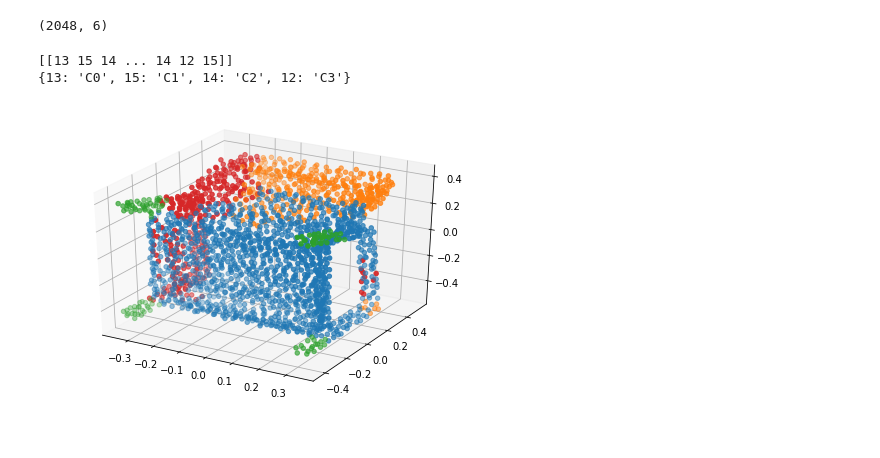
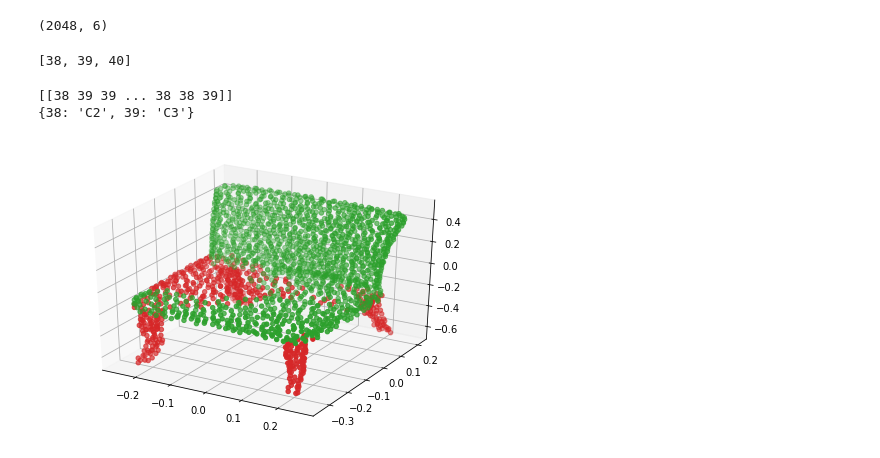
Before and after one commit to Danielznn16/RoboticHand-in-KG, a Jupyter notebook: segmentation.ipynb, the cells around one changed output. Cells and saved outputs as stored; diff of their text form; code cells hidden in the pictures.

```diff
--- a/segmentation.ipynb
+++ b/segmentation.ipynb
@@ -28,7 +29,7 @@ sys.path.append(os.path.join('./','models'))
 MODEL = importlib.import_module(model_name)
 model = MODEL.get_model(num_part,normal_channel=True).to(device)
 
-checkpoint = pt.load('./log/part_seg/pointnet2_part_seg_msg/checkpoints/best_model.pth')
+checkpoint = pt.load('./log/part_seg/pointnet2_part_seg_msg/checkpoints/best_model.pth',map_location=device)
 model.load_state_dict(checkpoint['model_state_dict'])
 
 model = model.eval()
@@ -44,6 +64,6 @@ class_str2idx = TEST_DATASET.classes
 # %%
 cls = 'Chair'
-point_set = np.loadtxt('./data/modelnet40_normal_resampled/chair/chair_0011.txt',delimiter=',').astype(np.float32)
+point_set = np.loadtxt('./data/modelnet40_normal_resampled/chair/chair_0003.txt',delimiter=',').astype(np.float32)
 point_set = point_set[0:2048,:]
 point_set_display = point_set
 point_set[:, 0:6] = pc_normalize(point_set[:, 0:6])
@@ -65,8 +85,11 @@ cur_pred_val = np.zeros((cur_batch_size, NUM_POINT)).astype(np.int32)
 # %%
 for i in range(cur_batch_size):
     cat = cls
+    # 改这一个block的最后一行，seg_classes[cat] 就是[38, 39, 40]这样的用来限制输出节点类型的
     logits = cur_pred_val_logits[i, :, :]
     cur_pred_val[i, :] = np.argmax(logits[:, seg_classes[cat]], 1) + seg_classes[cat][0]
+# %% [output]
+[38, 39, 40]
 # %%
 from random import randint
 # %%
@@ -77,17 +100,17 @@ color_options = {}
 sorted_by_type = {}
 for i in display_color:
     if i not in color_options:
-        color_options[i] = 'C%d'%(len(color_options))
+        color_options[i] = 'C%d'%(len(color_options)+2)
 
 for i in range(len(display_color)):
     if display_color[i] not in sorted_by_type:
         sorted_by_type[display_color[i]] = []
     sorted_by_type[display_color[i]].append(i)
 print(color_options)
-display_color = [options[i] for i in display_color]
+display_color = [color_options[i] for i in display_color]
 # %% [output]
-[[13 15 14 ... 14 12 15]]
-{13: 'C0', 15: 'C1', 14: 'C2', 12: 'C3'}
+[[38 39 39 ... 38 38 39]]
+{38: 'C2', 39: 'C3'}
 # %%
 from matplotlib import pyplot as plt
 from mpl_toolkits.mplot3d import Axes3D
@@ -95,15 +118,15 @@ from mpl_toolkits.mplot3d import Axes3D
 # %%
 fig = plt.figure()
 ax = Axes3D(fig)
 for type_i in sorted_by_type:
     point_set_tmp = []
     color = color_options[type_i]
     for idx in sorted_by_type[type_i]:
         point_set_tmp.append(point_set_display[idx][:3])
     point_set_tmp = np.array(point_set_tmp).T
     point_display_x = point_set_tmp[0]
     point_display_y = point_set_tmp[1]
     point_display_z = point_set_tmp[2]
-    ax.scatter(point_display_x, point_display_y, point_display_z, c=color)
+    ax.scatter(point_display_x, point_display_z, point_display_y, c=color)
 # %% [output]
-[figure, old version]
+[figure, new version]
```
Also changed, not shown: parts of 3 cells of this notebook, 17 other files.
